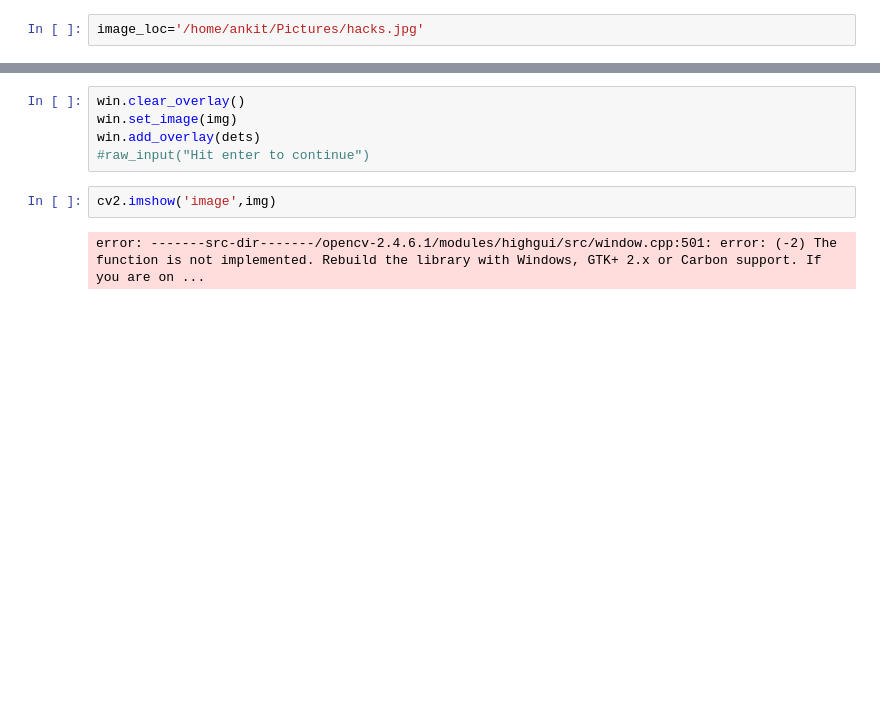
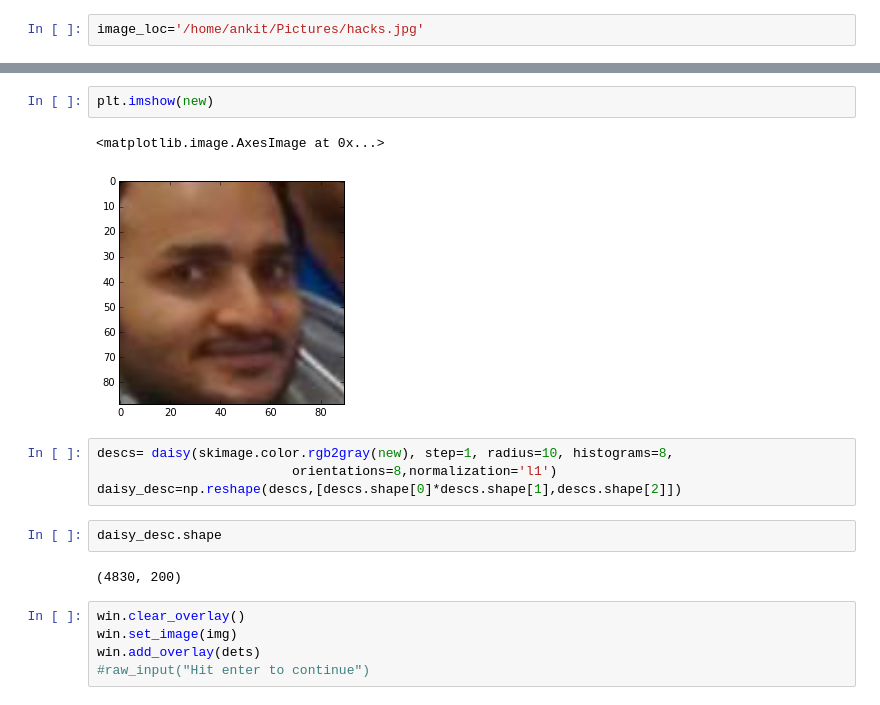
Before and after one commit to ankurmittal/FindME-DisasterManagement, a Jupyter notebook: Backend/src/python/Landmark_Detector.ipynb, the cells around one changed output, grey strips where cells are left out. Saved outputs shown, nothing was run; the diff lists cells and outputs as text; blank space fills up the shorter version.

```diff
--- a/Backend/src/python/Landmark_Detector.ipynb
+++ b/Backend/src/python/Landmark_Detector.ipynb
@@ -28,9 +120,18 @@ AttributeError: 'module' object has no attribute 'sp'
+# %%
+plt.imshow(new)
+# %% [output]
+<matplotlib.image.AxesImage at 0x...>
+[figure, added]
+# %%
+descs= daisy(skimage.color.rgb2gray(new), step=1, radius=10, histograms=8,
+                         orientations=8,normalization='l1')
+daisy_desc=np.reshape(descs,[descs.shape[0]*descs.shape[1],descs.shape[2]])
+# %%
+daisy_desc.shape
+# %% [output]
+(4830, 200)
 # %%
 win.clear_overlay()
 win.set_image(img)
 win.add_overlay(dets)
 #raw_input("Hit enter to continue")
-# %%
-cv2.imshow('image',img)
-# %% [output]
-error: -------src-dir-------/opencv-2.4.6.1/modules/highgui/src/window.cpp:501: error: (-2) The function is not implemented. Rebuild the library with Windows, GTK+ 2.x or Carbon support. If you are on ...
```
Also changed, not shown: parts of 9 cells of this notebook, 38 other files.
